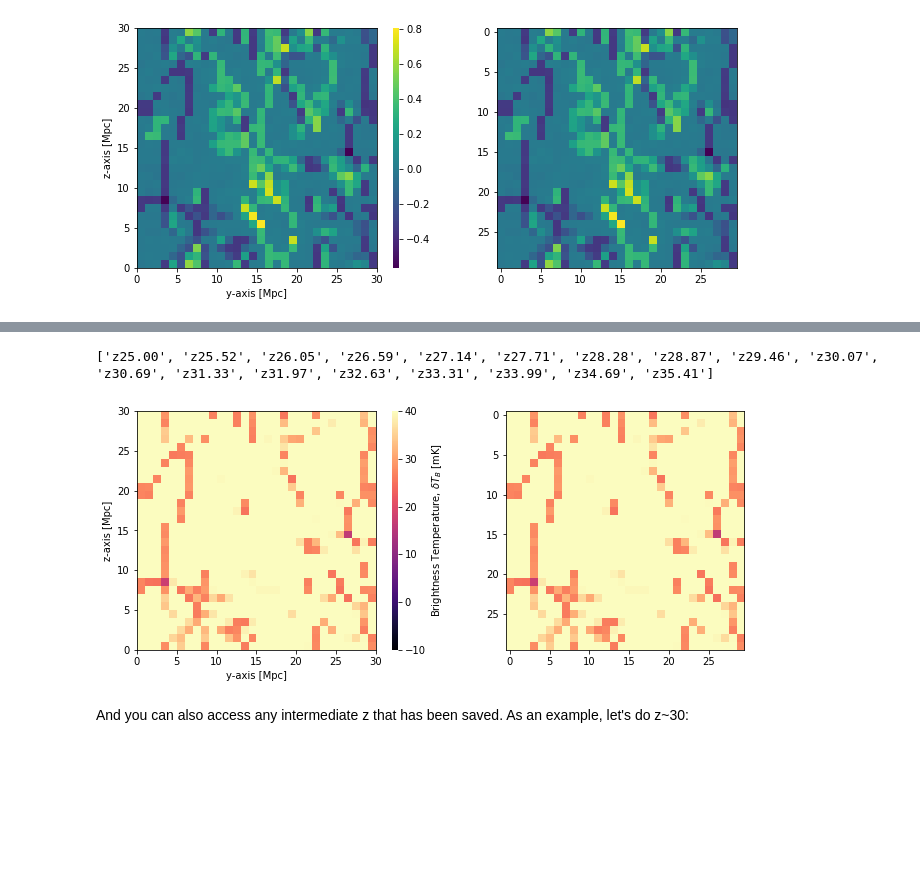
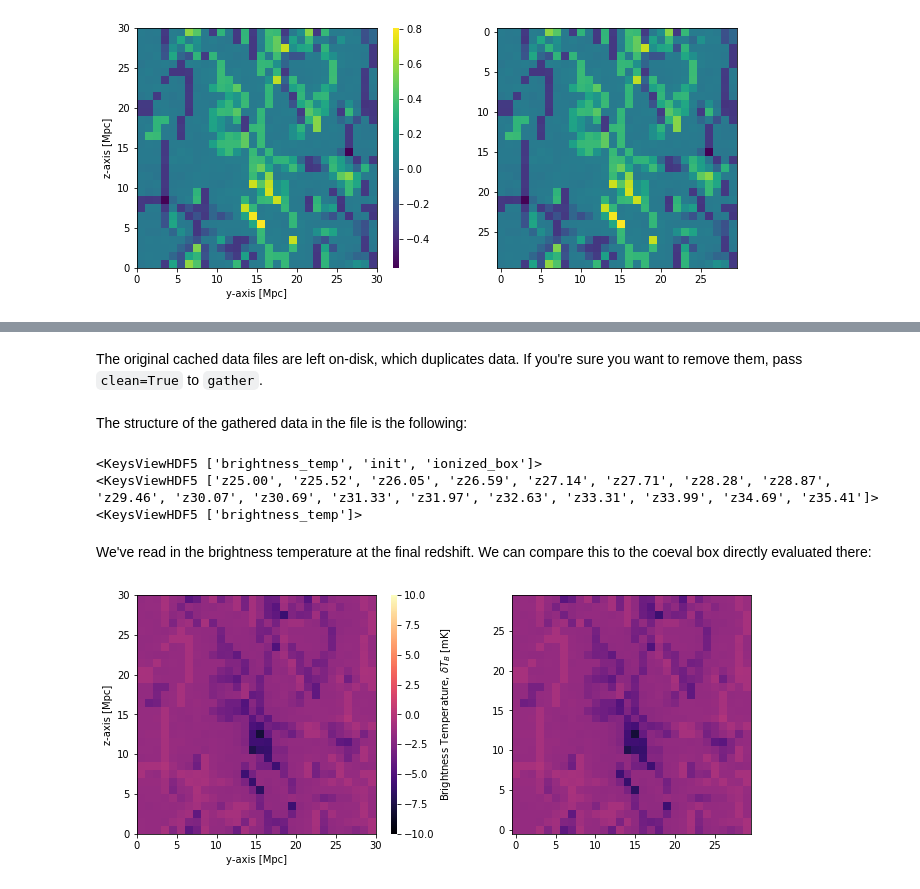
Before and after one commit to 21cmfast/21cmFAST, a Jupyter notebook: docs/tutorials/gather_data.ipynb, the cells around one changed output, grey strips where cells are left out. Drawn from its saved outputs; the diff is of its cells as text; code cells hidden in the pictures; blank space fills up the shorter version.

```diff
--- a/docs/tutorials/gather_data.ipynb
+++ b/docs/tutorials/gather_data.ipynb
@@ -60,6 +43,7 @@ We first run a coeval box and lightcone to have something to read later
 coeval = p21c.run_coeval(
     redshift = 25.0,
     user_params = {"HII_DIM": 30, "BOX_LEN": 30},
+    flag_options={"USE_TS_FLUCT": True},
     random_seed=1978,
     write=True
 )
@@ -68,6 +52,7 @@ lightcone = p21c.run_lightcone(
     redshift = 25.0,
     max_redshift = 35.0,
     user_params = {"HII_DIM": 30, "BOX_LEN": 30},
+    flag_options={"USE_TS_FLUCT": True},
     random_seed=1978,
     lightcone_quantities=("brightness_temp", 'density'),
     global_quantities=("brightness_temp", 'density', 'xH_box'),
@@ -147,0 +184,2 @@ RuntimeError: Unable to create link (name already exists)
+# %%
+fname = lightcone.save(fname='lightcone.h5', direc='_cache')
@@ -148,23 +198,34 @@ RuntimeError: Unable to create link (name already exists)
+# %% [markdown]
+The original cached data files are left on-disk, which duplicates data. If you're sure you want to remove them, pass `clean=True` to `gather`.
+# %% [markdown]
+The structure of the gathered data in the file is the following:
+# %%
+with h5py.File(fname, "r") as fl:
+    print(fl['cache'].keys())
+    print(fl['cache']['brightness_temp'].keys())
+    print(fl['cache']['brightness_temp']['z25.00'].keys())
+
+    tb_25 = fl['cache']['brightness_temp']['z25.00']['brightness_temp'][...]
+# %% [output]
+<KeysViewHDF5 ['brightness_temp', 'init', 'ionized_box']>
+<KeysViewHDF5 ['z25.00', 'z25.52', 'z26.05', 'z26.59', 'z27.14', 'z27.71', 'z28.28', 'z28.87', 'z29.46', 'z30.07', 'z30.69', 'z31.33', 'z31.97', 'z32.63', 'z33.31', 'z33.99', 'z34.69', 'z35.41']>
+<KeysViewHDF5 ['brightness_temp']>
+# %% [markdown]
+We've read in the brightness temperature at the final redshift. We can compare this to the coeval box directly evaluated there:
 # %%
-with h5py.File(folderdata+"/"+filenameLC, "r") as file:
-    zlistkeys = list( file["cache"]["brightness_temp"].keys()) #this will give you the z saved, more than one now.
-    print(zlistkeys)
-    T21saved= list(file["cache"]["brightness_temp"][zlistkeys[0]]['brightness_temp'])
+T21minplot=-10.0
+T21maxplot=10.0
 
-
-T21minplot=-10.0
-T21maxplot=40.0
-
-#we compare the T21 box we've read at zfinal with the coeval box we've run.
 fig, ax = plt.subplots(1,2, figsize=(10,4))
-plotting.coeval_sliceplot(coeval, ax=ax[0], fig=fig, kind="brightness_temp", slice_axis=0,
-                         vmin=T21minplot, vmax=T21maxplot, cmap = "magma");
-rotated_T21 = ndimage.rotate(T21saved[0], 90)
-ax[1].imshow(rotated_T21, origin="upper",
-                         vmin=T21minplot, vmax=T21maxplot, cmap = "magma")
-plt.tight_layout() #identical too!
+plotting.coeval_sliceplot(
+    coeval,
+    ax=ax[0], fig=fig, kind="brightness_temp", slice_axis=0,
+    vmin=T21minplot, vmax=T21maxplot, cmap = "magma"
+)
+ax[1].imshow(
+    tb_25.T[:, :, 0],
+    origin="lower", vmin=T21minplot, vmax=T21maxplot, cmap = "magma"
+)
+plt.tight_layout();
 # %% [output]
-['z25.00', 'z25.52', 'z26.05', 'z26.59', 'z27.14', 'z27.71', 'z28.28', 'z28.87', 'z29.46', 'z30.07', 'z30.69', 'z31.33', 'z31.97', 'z32.63', 'z33.31', 'z33.99', 'z34.69', 'z35.41']
-[figure, old version]
+[figure, new version]
-# %% [markdown]
-And you can also access any intermediate z that has been saved. As an example, let's do z~30:
```
Also changed, not shown: parts of 45 cells of this notebook.
